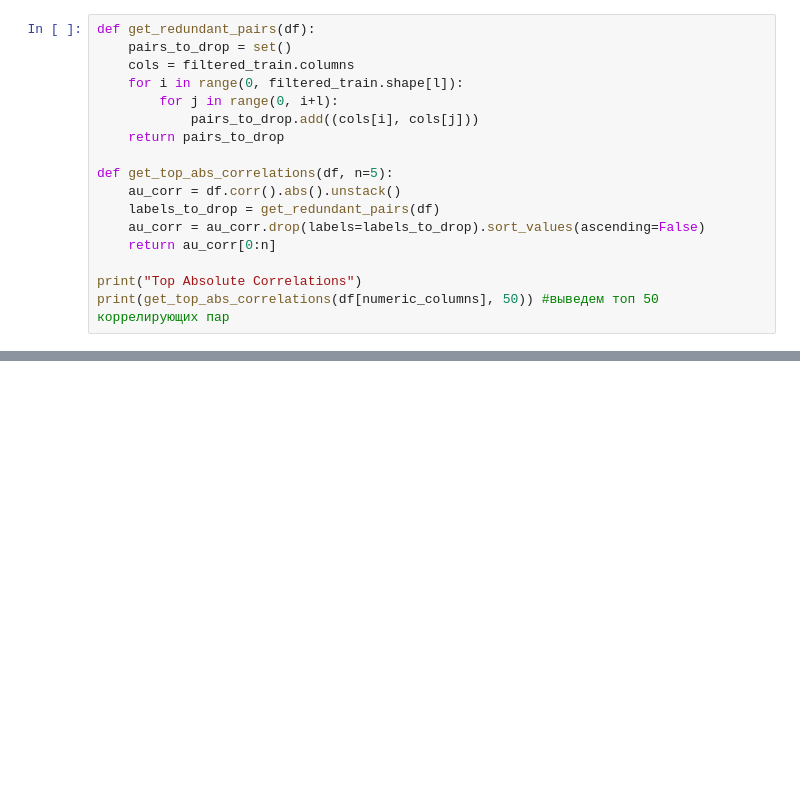
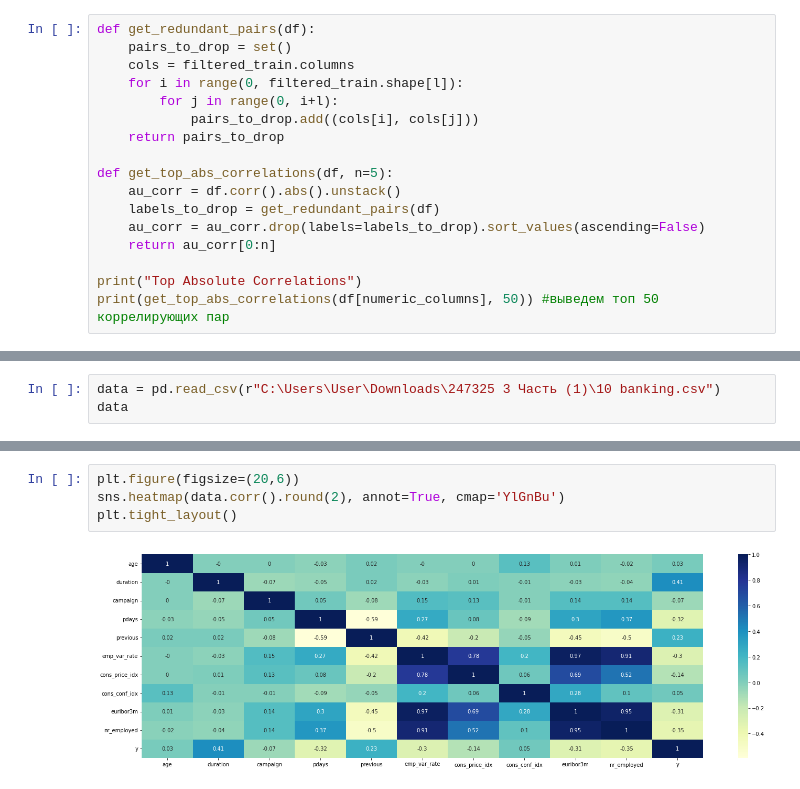
Before and after one commit to AlexanderGithubProfile/TEMP_WORKING_REPOSITORY, a Jupyter notebook: karpov_start_ml_course.ipynb, the cells around one changed output, grey strips where cells are left out. Drawn from its saved outputs; the diff is of its cells as text; blank space fills up the shorter version.

```diff
--- a/karpov_start_ml_course.ipynb
+++ b/karpov_start_ml_course.ipynb
@@ -1693,0 +1881,3 @@ print(get_top_abs_correlations(df[numeric_columns], 50)) #выведем топ
+# %%
+data = pd.read_csv(r"C:\Users\User\Downloads\247325 3 Часть (1)\10 banking.csv")
+data
@@ -1693,0 +1940,6 @@ print(get_top_abs_correlations(df[numeric_columns], 50)) #выведем топ
+# %%
+plt.figure(figsize=(20,6))
+sns.heatmap(data.corr().round(2), annot=True, cmap='YlGnBu')
+plt.tight_layout()
+# %% [output]
+[figure, added]
```
Also changed, not shown: parts of 63 cells of this notebook.
